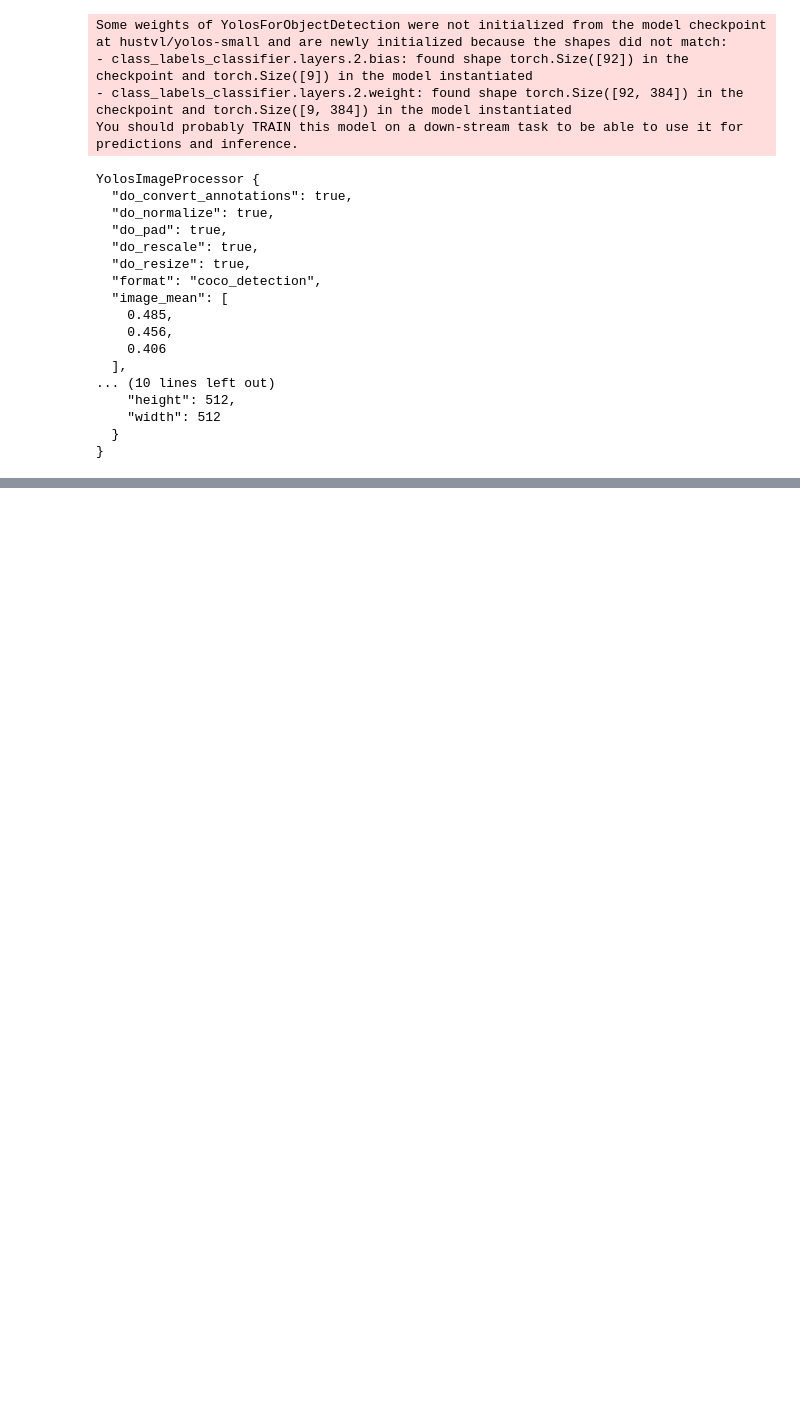
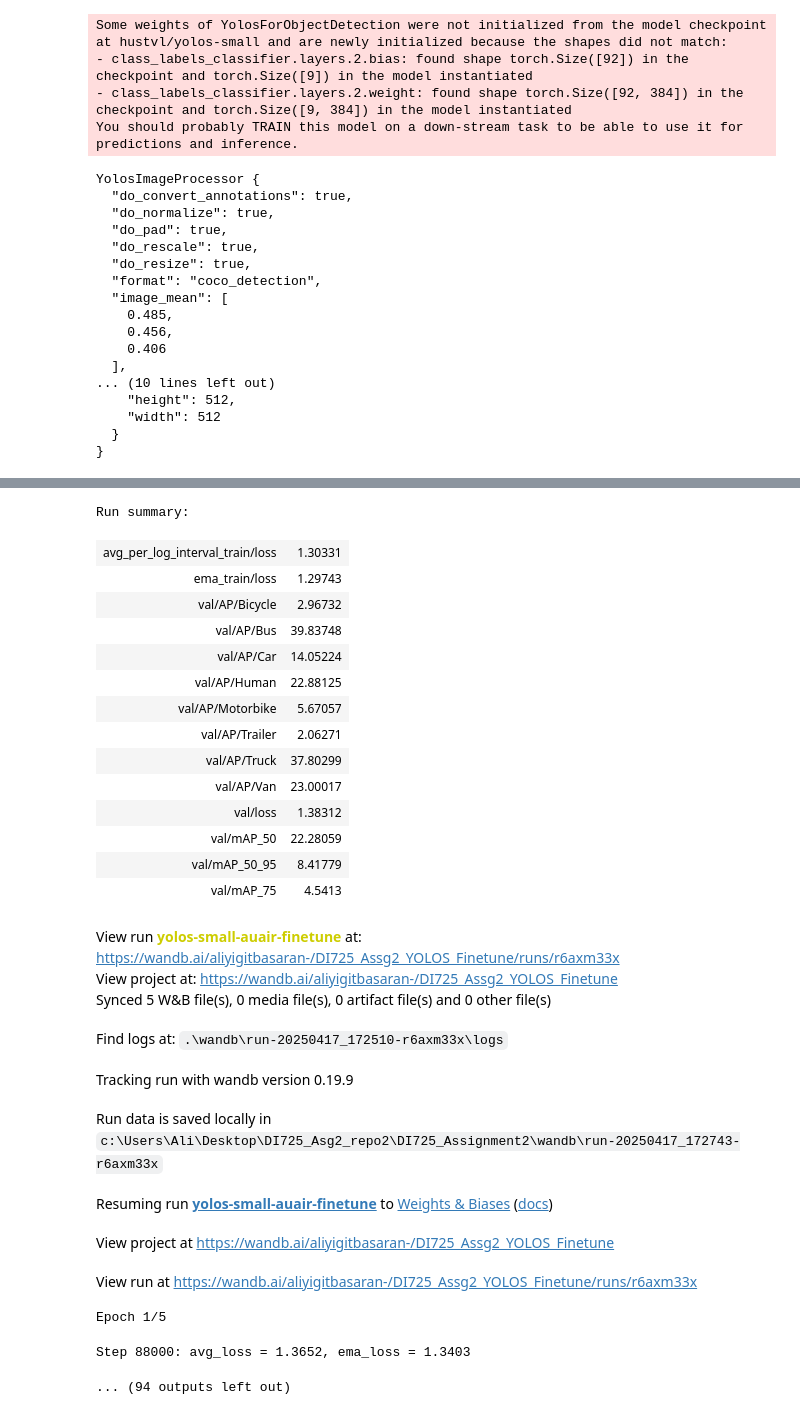
Before and after one commit to YigitBasaran/DI725_Assignment2, a Jupyter notebook: DI725_Assignment2_YOLO.ipynb, the cells around one changed output, grey strips where cells are left out. Drawn from its saved outputs; the diff is of its cells as text; code cells hidden in the pictures; blank space fills up the shorter version.

Commit message:
Prerprocessing & YOLOS training-eval final version.

```diff
--- a/DI725_Assignment2_YOLO.ipynb
+++ b/DI725_Assignment2_YOLO.ipynb
@@ -628,13 +598,12 @@ import wandb
 
 def custom_train(model, train_dataloader, val_dataloader, test_dataloader, processor, optimizer, lr_scheduler, device,
                  num_epochs=10, log_interval=100,
-                 train_ann_path="", val_ann_path="", test_ann_path=""):
+                 train_ann_path="", val_ann_path="", test_ann_path="", global_step=0, ema_loss=None):
 
     model.to(device)
-    global_step = 0
+
     wandb.watch(model, log="all")
 
-    ema_loss = None  # EMA start
     alpha = 0.01     # EMA multiplier
 
     for epoch in range(num_epochs):
@@ -675,14 +644,6 @@ def custom_train(model, train_dataloader, val_dataloader, test_dataloader, proce
                 print(f"Step {global_step}: avg_loss = {avg_loss:.4f}, ema_loss = {ema_loss:.4f}")
                 running_loss = 0.0
 
-                # # === Train mAP via pycocotools (full dataloader) ===
-                # val_at_train_preds = eval_and_generate_yolos_predictions(model, val_dataloader, processor, device, with_loss=True)
-                # if(len(val_at_train_preds) != 0):
-                #     print("Prediction Results: ")
-                #     evaluate_map_coco(val_at_train_preds, val_ann_path, step_label="on_train")
-                # else:
-                #     print("No Prediction generated!!")
-
         # === VALIDATION ===
         model.eval()
         val_preds = eval_and_generate_yolos_predictions(model, val_dataloader, processor, device, with_loss=True)
@@ -980,0 +722,39 @@ KeyboardInterrupt:
+# %%
+from transformers import get_scheduler
+from tqdm import tqdm
+import wandb
+from torch.optim.lr_scheduler import CosineAnnealingLR
+
+wandb.init(
+    project="DI725_Assg2_YOLOS_Finetune",
+    name="yolos-small-auair-finetune",
+    id="r6axm33x",     # runID
+    resume="allow",
+    reinit=True
+    )
+device = torch.device("cuda" if torch.cuda.is_available() else "cpu")
+
+optimizer = torch.optim.AdamW(model.parameters(), lr=2e-5, weight_decay=0.01)
+
+lr_scheduler = CosineAnnealingLR(optimizer, T_max=5 * len(train_loader), eta_min=1e-6)
+
+
+
+custom_train(
+    model=model,
+    train_dataloader=train_loader,
+    val_dataloader=val_loader,
+    test_dataloader=test_loader,
+    processor=processor,
+    optimizer=optimizer,
+    lr_scheduler=lr_scheduler,
+    device=device,
+    num_epochs=5,
+    log_interval=100, # 100
+    train_ann_path="./annotations/auair_coco_train.json",
+    val_ann_path="./annotations/auair_coco_val.json",
+    test_ann_path="./annotations/auair_coco_test.json",
+    global_step=87900,
+    ema_loss=1.2942
+)
+# %% [output]
@@ -980,0 +762,27 @@ KeyboardInterrupt:
+Run summary:
+| avg_per_log_interval_train/loss | 1.30331 |
+| ema_train/loss | 1.29743 |
+| val/AP/Bicycle | 2.96732 |
+| val/AP/Bus | 39.83748 |
+| val/AP/Car | 14.05224 |
+| val/AP/Human | 22.88125 |
+| val/AP/Motorbike | 5.67057 |
+| val/AP/Trailer | 2.06271 |
+| val/AP/Truck | 37.80299 |
+| val/AP/Van | 23.00017 |
+| val/loss | 1.38312 |
+| val/mAP_50 | 22.28059 |
+| val/mAP_50_95 | 8.41779 |
+| val/mAP_75 | 4.5413 |
+View run yolos-small-auair-finetune at: https://wandb.ai/aliyigitbasaran-/DI725_Assg2_YOLOS_Finetune/runs/r6axm33x
+View project at: https://wandb.ai/aliyigitbasaran-/DI725_Assg2_YOLOS_Finetune
+Synced 5 W&B file(s), 0 media file(s), 0 artifact file(s) and 0 other file(s)
+Find logs at: .\wandb\run-20250417_172510-r6axm33x\logs
+Tracking run with wandb version 0.19.9
+Run data is saved locally in c:\Users\Ali\Desktop\DI725_Asg2_repo2\DI725_Assignment2\wandb\run-20250417_172743-r6axm33x
+Resuming run yolos-small-auair-finetune to Weights & Biases (docs)
+View project at https://wandb.ai/aliyigitbasaran-/DI725_Assg2_YOLOS_Finetune
+View run at https://wandb.ai/aliyigitbasaran-/DI725_Assg2_YOLOS_Finetune/runs/r6axm33x
+Epoch 1/5
+Step 88000: avg_loss = 1.3652, ema_loss = 1.3403
+... (94 outputs left out)
```
Also changed, not shown: parts of 28 cells of this notebook.
